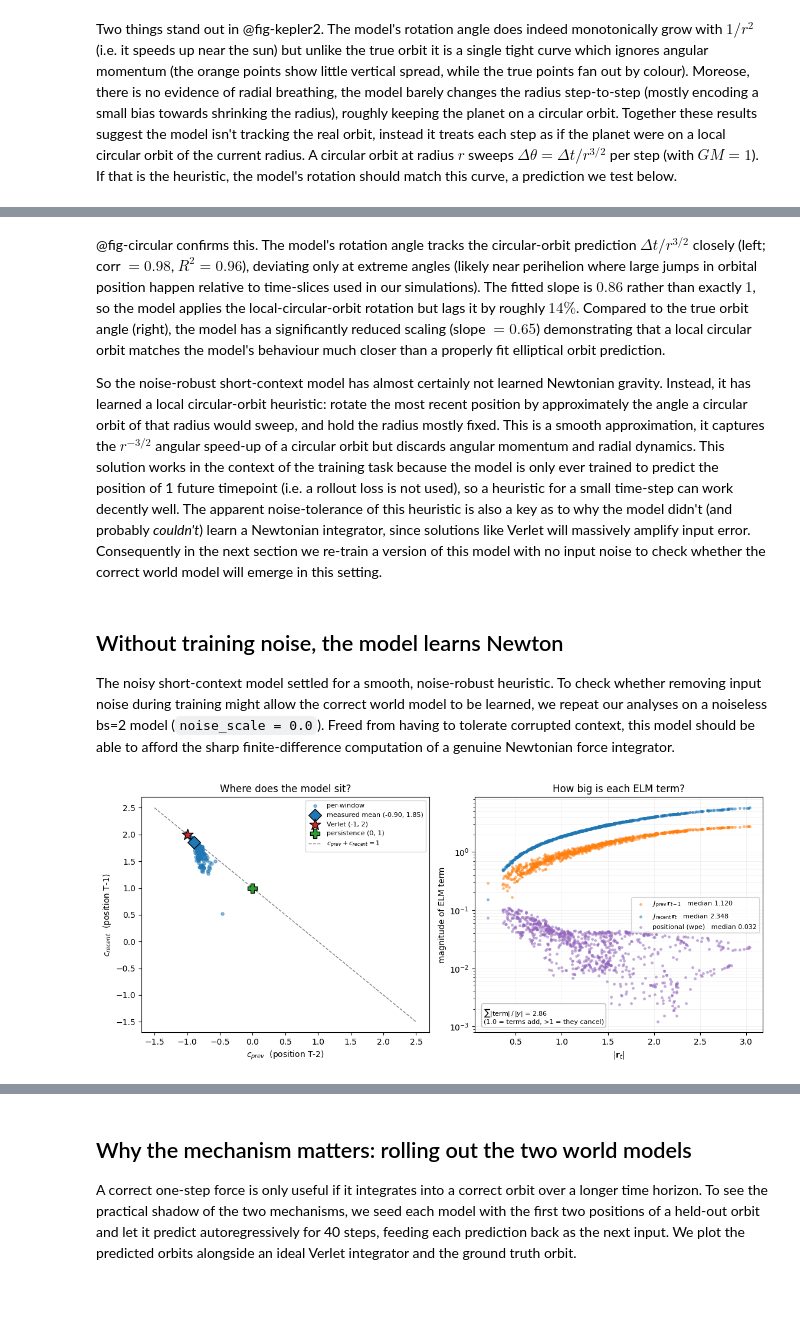
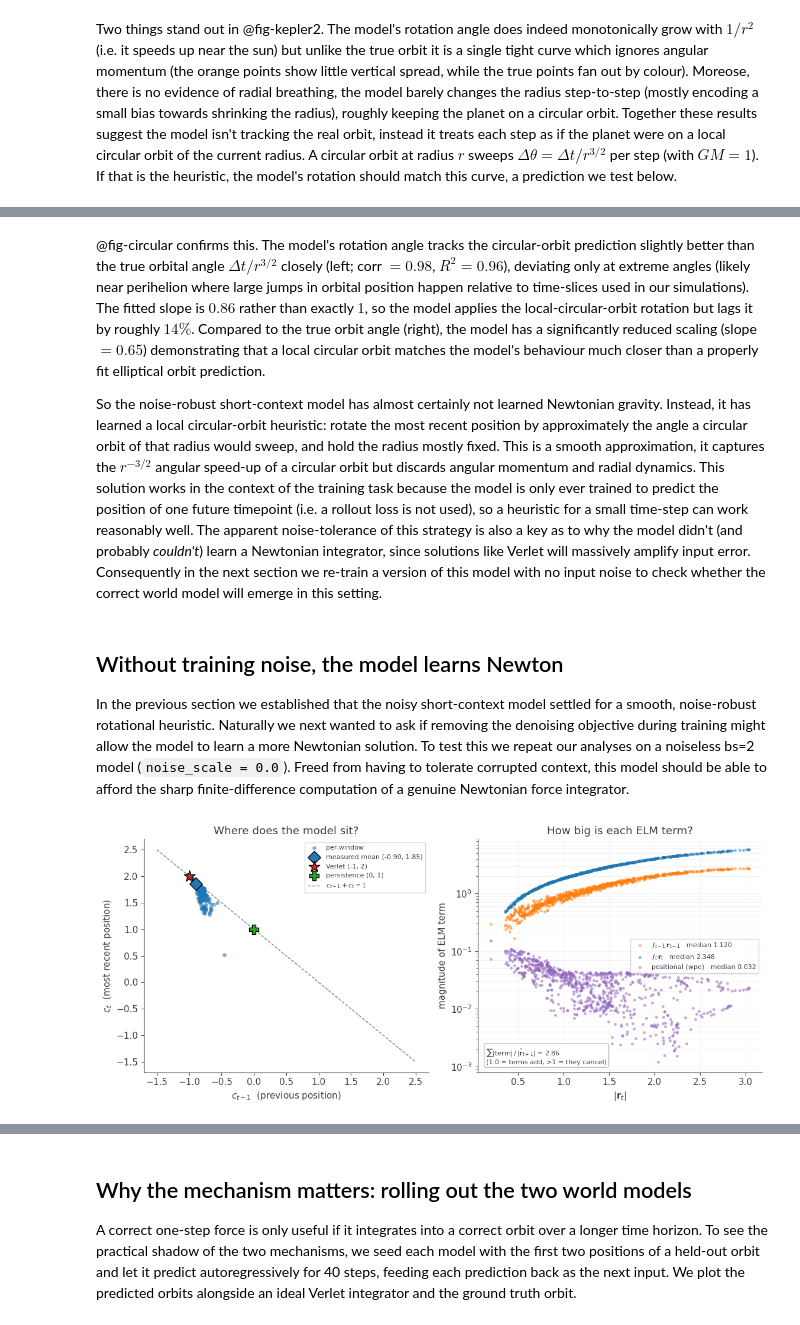
Before and after one commit to Arcadia-Science/world-model-orbits, a Jupyter notebook: index.ipynb, the cells around one changed output, grey strips where cells are left out. Cells and saved outputs as stored; diff of their text form; code cells hidden in the pictures; blank space fills up the shorter version.

```diff
--- a/index.ipynb
+++ b/index.ipynb
@@ -507,12 +552,12 @@ fig.tight_layout(); plt.show()
 # %% [markdown]
 
-@fig-circular confirms this. The model's rotation angle tracks the circular-orbit prediction $\Delta t / r^{3/2}$ closely (left; corr $= 0.98$, $R^2 = 0.96$), deviating only at extreme angles (likely near perihelion where large jumps in orbital position happen relative to time-slices used in our simulations). The fitted slope is $0.86$ rather than exactly $1$, so the model applies the local-circular-orbit rotation but lags it by roughly $14\%$. Compared to the true orbit angle (right), the model has a significantly reduced scaling (slope $= 0.65$) demonstrating that a local circular orbit matches the model's behaviour much closer than a properly fit elliptical orbit prediction.
+@fig-circular confirms this. The model's rotation angle tracks the circular-orbit prediction slightly better than the true orbital angle $\Delta t / r^{3/2}$ closely (left; corr $= 0.98$, $R^2 = 0.96$), deviating only at extreme angles (likely near perihelion where large jumps in orbital position happen relative to time-slices used in our simulations). The fitted slope is $0.86$ rather than exactly $1$, so the model applies the local-circular-orbit rotation but lags it by roughly $14\%$. Compared to the true orbit angle (right), the model has a significantly reduced scaling (slope $= 0.65$) demonstrating that a local circular orbit matches the model's behaviour much closer than a properly fit elliptical orbit prediction.
 
-So the noise-robust short-context model has almost certainly not learned Newtonian gravity. Instead, it has learned a local circular-orbit heuristic: rotate the most recent position by approximately the angle a circular orbit of that radius would sweep, and hold the radius mostly fixed. This is a smooth approximation, it captures the $r^{-3/2}$ angular speed-up of a circular orbit but discards angular momentum and radial dynamics. This solution works in the context of the training task because the model is only ever trained to predict the position of 1 future timepoint (i.e. a rollout loss is not used), so a heuristic for a small time-step can work decently well. The apparent noise-tolerance of this heuristic is also a key as to why the model didn't (and probably *couldn't*) learn a Newtonian integrator, since solutions like Verlet will massively amplify input error. Consequently in the next section we re-train a version of this model with no input noise to check whether the correct world model will emerge in this setting.
+So the noise-robust short-context model has almost certainly not learned Newtonian gravity. Instead, it has learned a local circular-orbit heuristic: rotate the most recent position by approximately the angle a circular orbit of that radius would sweep, and hold the radius mostly fixed. This is a smooth approximation, it captures the $r^{-3/2}$ angular speed-up of a circular orbit but discards angular momentum and radial dynamics. This solution works in the context of the training task because the model is only ever trained to predict the position of one future timepoint (i.e. a rollout loss is not used), so a heuristic for a small time-step can work reasonably well. The apparent noise-tolerance of this strategy is also a key as to why the model didn't (and probably *couldn't*) learn a Newtonian integrator, since solutions like Verlet will massively amplify input error. Consequently in the next section we re-train a version of this model with no input noise to check whether the correct world model will emerge in this setting.
 # %% [markdown]
 ## Without training noise, the model learns Newton
 
-The noisy short-context model settled for a smooth, noise-robust heuristic. To check whether removing input noise during training might allow the correct world model to be learned, we repeat our analyses on a noiseless bs=2 model (`noise_scale = 0.0`). Freed from having to tolerate corrupted context, this model should be able to afford the sharp finite-difference computation of a genuine Newtonian force integrator.
+In the previous section we established that the noisy short-context model settled for a smooth, noise-robust rotational heuristic. Naturally we next wanted to ask if removing the denoising objective during training might allow the model to learn a more Newtonian solution. To test this we repeat our analyses on a noiseless bs=2 model (`noise_scale = 0.0`). Freed from having to tolerate corrupted context, this model should be able to afford the sharp finite-difference computation of a genuine Newtonian force integrator.
 # %%
 #| code-fold: true
 #| output: false
@@ -525,38 +570,38 @@ with contextlib.redirect_stdout(io.StringIO()):
 T = coeffs.shape[1]; D = all_blocks.shape[-1]
 # %%
 #| label: fig-verlet-noiseless
-#| fig-cap: "Left: isotropic Jacobian coefficients of the noiseless bs=2 model in (c_prev, c_recent) space (c_s = tr(J_s)/D). Unlike the noisy model, the per-window points and their mean (~ -0.9, +1.85) sit essentially on the inertial point (-1, 2) rather than the persistence line - the noiseless model extrapolates forward like a genuine second-order (Verlet) integrator instead of averaging its two inputs. Right: the size of every term in the ELM sum for the same windows (log scale). Here the two content terms are large and opposing - a prediction of magnitude ~1.24 built from terms of ~1.12 and ~2.35 (sum of magnitudes / |y| = 2.86) - the signature of extrapolation rather than averaging. The positional (wpe) term is 2.3% of the prediction; it is small against the inertial coefficients measured here, but not against the much smaller deviation from inertia, where it is comparable to the gravitational kick itself (@fig-kick-terms)."
+#| fig-cap: "Left: isotropic Jacobian coefficients of the noiseless bs=2 model in (c_{t-1}, c_t) space (c = tr(J)/D). Unlike the noisy model, the per-window points and their mean (~ -0.9, +1.85) sit essentially on the inertial point (-1, 2) rather than the persistence line - the noiseless model extrapolates forward like a genuine second-order (Verlet) integrator instead of averaging its two inputs. Right: the size of every term in the ELM sum for the same windows (log scale). Here the two content terms are large and opposing - a prediction of magnitude ~1.24 built from terms of ~1.12 and ~2.35 (sum of magnitudes / |r_hat_(t+1)| = 2.86) - the signature of extrapolation rather than averaging. The positional (wpe) term is 2.3% of the prediction; it is small against the inertial coefficients measured here, but not against the much smaller deviation from inertia, where it is comparable to the gravitational kick itself (@fig-kick-terms)."
 #| code-fold: true
 positions = np.arange(T)
 c_mean, c_std = coeffs.mean(0), coeffs.std(0)
 
 target = np.zeros(T); target[T-1] = 2.0; target[T-2] = -1.0
 
 fig, axes = plt.subplots(1, 2, figsize=(11.5, 5))
 ax = axes[0]
 
 c_prev, c_recent = coeffs[:, T-2], coeffs[:, T-1]
 ax.scatter(c_prev, c_recent, s=14, alpha=0.5, color='tab:blue', label='per-window', zorder=2)
 ax.scatter([c_prev.mean()], [c_recent.mean()], s=120, marker='D', color='tab:blue', edgecolor='k',
            label=f'measured mean ({c_prev.mean():.2f}, {c_recent.mean():.2f})', zorder=4)
 ax.scatter([-1], [2], s=200, marker='*', color='tab:red', edgecolor='k', label='Verlet (-1, 2)', zorder=5)
 ax.scatter([0], [1], s=120, marker='P', color='tab:green', edgecolor='k', label='persistence (0, 1)', zorder=4)
 lo = min(-1.5, float(c_prev.min())); hi = max(2.5, float(c_recent.max()))
 xs = np.linspace(lo, hi, 50)
-ax.plot(xs, 1 - xs, ls='--', color='gray', lw=1, label=r'$c_{prev}+c_{recent}=1$', zorder=1)
-ax.set_xlabel(r'$c_{prev}$  (position T-2)')
-ax.set_ylabel(r'$c_{recent}$  (position T-1)')
+ax.plot(xs, 1 - xs, ls='--', color='gray', lw=1, label=r'$c_{t-1}+c_t=1$', zorder=1)
+ax.set_xlabel(r'$c_{t-1}$  (previous position)')
+ax.set_ylabel(r'$c_t$  (most recent position)')
 ax.set_title('Where does the model sit?')
 ax.legend(fontsize=8, loc='best')
 
 # Right panel: how big is each term in the ELM sum?  The coefficient analysis on
 # the left uses the content Jacobians only, so show what the omitted positional
 # term is worth alongside them.
 NT.plot_term_magnitudes(axes[1], content, positional, radius)
 axes[1].set_title('How big is each ELM term?')
 
 fig.tight_layout()
 plt.show()
 # %% [output]
-[figure, old version]
+[figure, new version]
 # %% [markdown]
```
Also changed, not shown: parts of 27 cells of this notebook.
